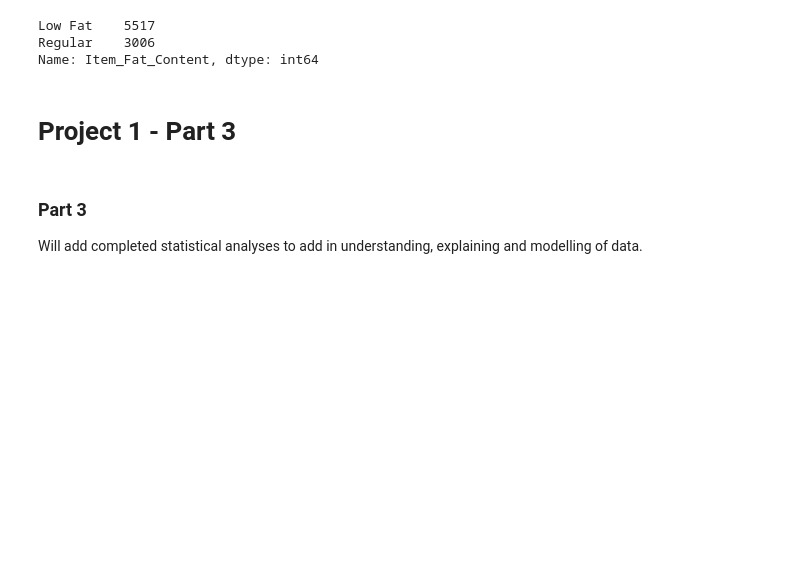
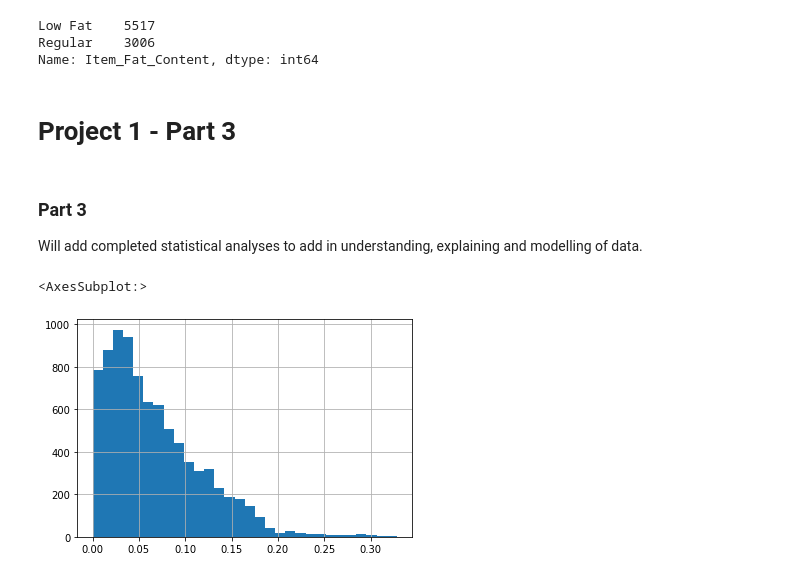
Before and after one commit to BrianArradondo/Sales-Predictions, a Jupyter notebook: Brian_Arradondo_Project_1_Part_2.ipynb, the cells around one changed output. Drawn from its saved outputs; the diff is of its cells as text; code cells hidden in the pictures; blank space fills up the shorter version.

```diff
--- a/Brian_Arradondo_Project_1_Part_2.ipynb
+++ b/Brian_Arradondo_Project_1_Part_2.ipynb
@@ -423,0 +429,5 @@ Will add completed statistical analyses to add in understanding, explaining and
+# %%
+df["Item_Visibility"].hist(bins = 30)
+# %% [output]
+<AxesSubplot:>
+[figure, added]
```
Also changed, not shown: parts of 4 cells of this notebook.
